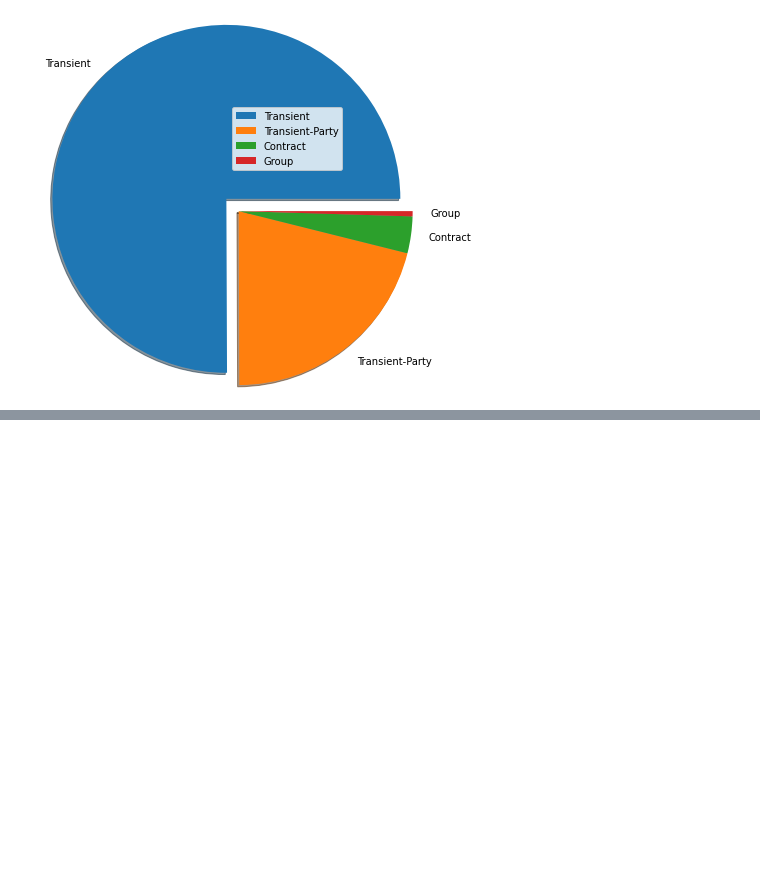
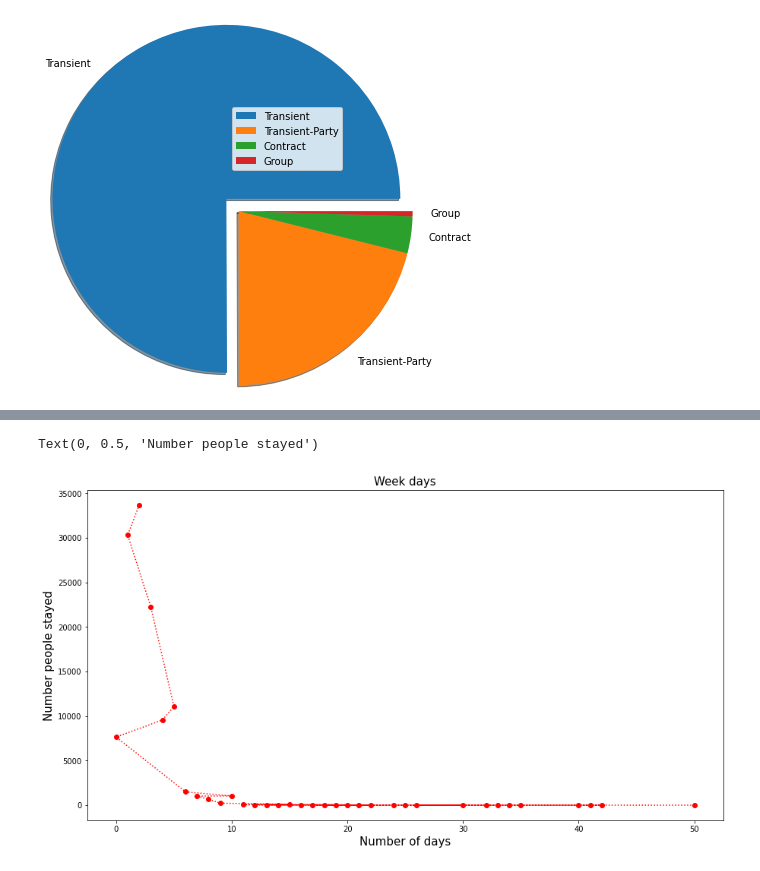
Before and after one commit to smkmohsin/hotel-booking-data-analysis, a Jupyter notebook: Hotel_Booking_Analysis_Sheikh_Mohsin_Kader.ipynb, the cells around one changed output, grey strips where cells are left out. Cells and saved outputs as stored; diff of their text form; code cells hidden in the pictures; blank space fills up the shorter version.

```diff
--- a/Hotel_Booking_Analysis_Sheikh_Mohsin_Kader.ipynb
+++ b/Hotel_Booking_Analysis_Sheikh_Mohsin_Kader.ipynb
@@ -241,0 +411,3 @@ TypeError: ignored
+# %%
+week_nights_count_df = booking_df[['stays_in_week_nights']].value_counts().reset_index().rename(columns={'stays_in_week_nights': 'Week_nights', 0:'count'})
+week_nights_count_df.head()
@@ -241,0 +421,2 @@ TypeError: ignored
+# %%
+week_nights_count_df.set_index('Week_nights', inplace=True)
@@ -241,0 +444,16 @@ TypeError: ignored
+# %%
+plt.rcParams['figure.figsize'] = (15, 8)
+
+#plot 1:
+# x = week_nights_count_df['Week_nights']
+# y = week_nights_count_df['count']
+
+# plt.plot(x, 'o:r')
+plt.plot(week_nights_count_df, 'o:r')
+
+plt.title('Week days', fontsize = 15)
+plt.xlabel('Number of days', fontsize = 15)
+plt.ylabel('Number people stayed', fontsize = 15)
+# %% [output]
+Text(0, 0.5, 'Number people stayed')
+[figure, added]
```
Also changed, not shown: parts of 50 cells of this notebook.
